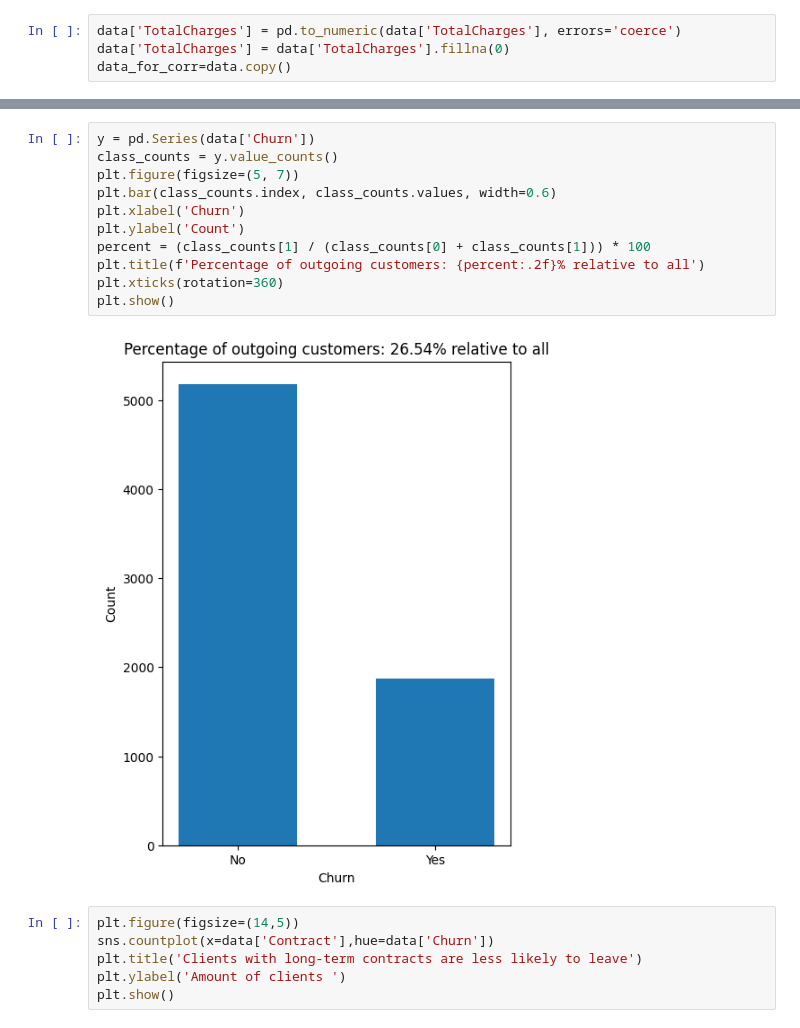
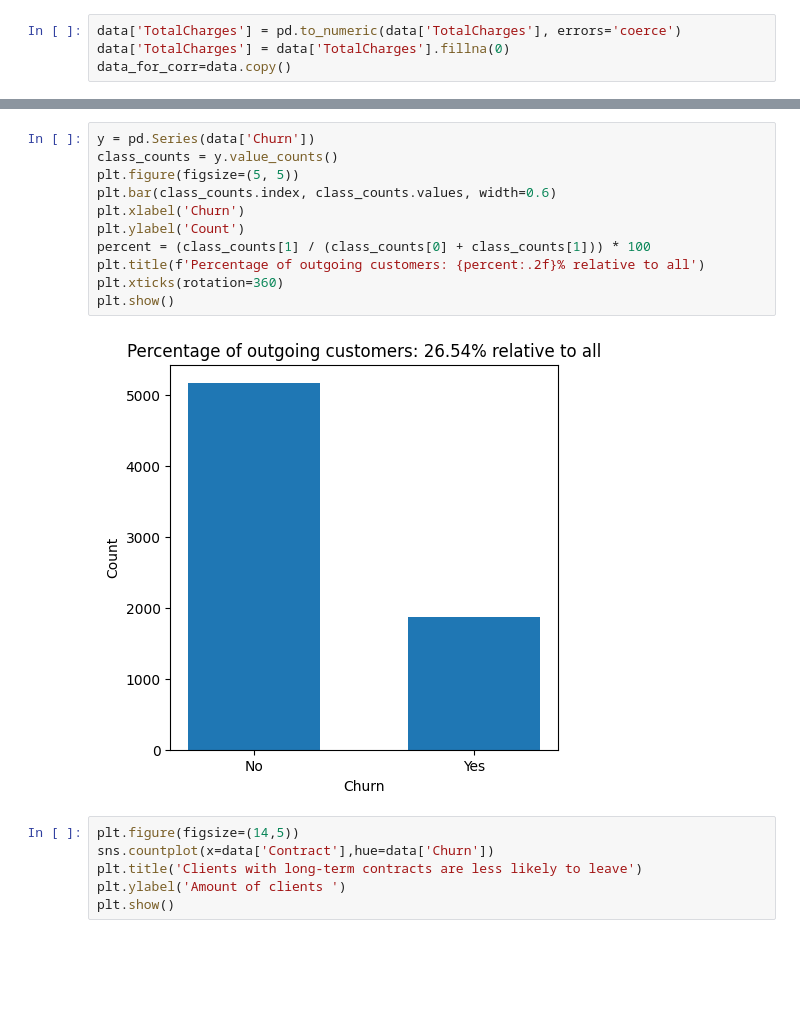
Before and after one commit to LoginovAM-ds/Projects_for_classification, a Jupyter notebook: predict churn/Analyse and visual.ipynb, the cells around one changed output, grey strips where cells are left out. Saved outputs shown, nothing was run; the diff lists cells and outputs as text; blank space fills up the shorter version.

```diff
--- a/predict churn/Analyse and visual.ipynb
+++ b/predict churn/Analyse and visual.ipynb
@@ -43,16 +43,16 @@ Name: Churn, dtype: float64
 # %%
 y = pd.Series(data['Churn'])
 class_counts = y.value_counts()
-plt.figure(figsize=(5, 7))
+plt.figure(figsize=(5, 5))
 plt.bar(class_counts.index, class_counts.values, width=0.6)
 plt.xlabel('Churn')
 plt.ylabel('Count')
 percent = (class_counts[1] / (class_counts[0] + class_counts[1])) * 100
 plt.title(f'Percentage of outgoing customers: {percent:.2f}% relative to all')
 plt.xticks(rotation=360)
 plt.show()
 # %% [output]
-[figure, old version]
+[figure, new version]
 # %%
 plt.figure(figsize=(14,5))
 sns.countplot(x=data['Contract'],hue=data['Churn'])
```
